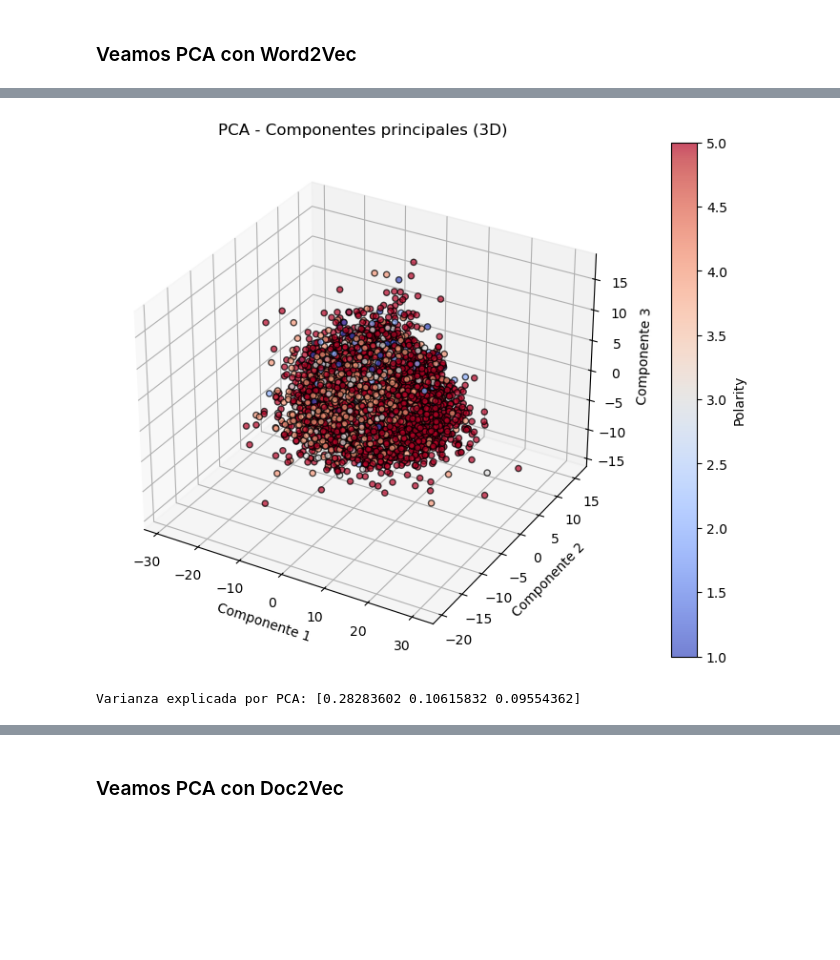
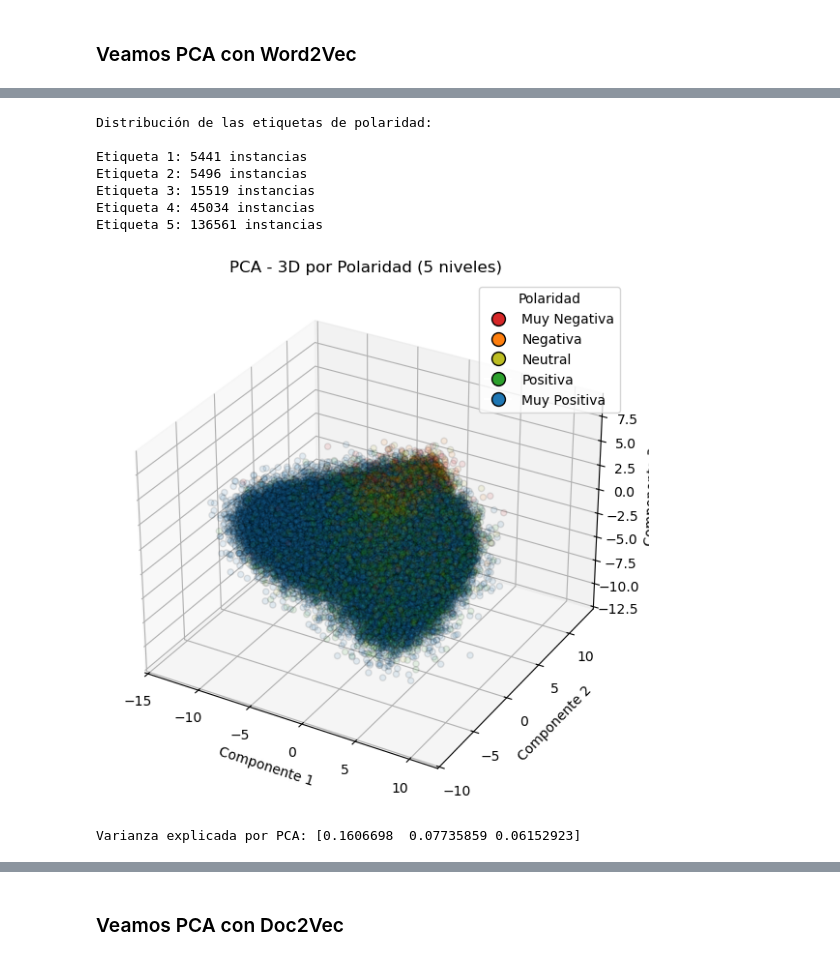
Before and after one commit to Gustavo-HA/REST-MEX-2025, a Jupyter notebook: notebooks/Explorar_Rest-Mex_Uziel.ipynb, the cells around one changed output, grey strips where cells are left out. Cells and saved outputs as stored; diff of their text form; code cells hidden in the pictures; blank space fills up the shorter version.

Commit message:
Agregue BERT y FastText, BERT es inviable dado el tiempo de procesamiento, FastText resulto relativamente bueno para separar por Polarity

```diff
--- a/notebooks/Explorar_Rest-Mex_Uziel.ipynb
+++ b/notebooks/Explorar_Rest-Mex_Uziel.ipynb
@@ -137,24 +151,33 @@ abundantes
 ### Representacion Word2Vec
 # %%
 from gensim.models import Word2Vec
-import numpy as np
+def Representacion_word2vec_promedio(dataframe, vector_size=100, window=5, min_count=5, sg=1, epochs=10):
+    """
+    Entrena Word2Vec y obtiene el vector promedio de cada documento.
+    - sg=1 usa skip-gram (mejor para semántica)
+    - min_count=5 ignora palabras raras
+    """
+    textos = dataframe['Texto_Limpio'].fillna("").apply(str.split).values
 
-def obtener_word2vec_promedio(dataframe):
-    """
-    Obtiene un vector promedio de Word2Vec para cada texto.
-    """
-    textos = dataframe['Texto_Limpio'].fillna("").values
-    # Entrenar un modelo Word2Vec
-    model = Word2Vec(sentences=textos, vector_size=100, window=5, min_count=1, workers=4)
+    # Entrenar el modelo Word2Vec
+    model = Word2Vec(
+        sentences=textos,
+        vector_size=vector_size,
+        window=window,
+        min_count=min_count,
+        sg=sg,  # 1=skip-gram, 0=CBOW
+        workers=4,
+        epochs=epochs
+    )
 
     # Crear el vector promedio para cada documento
-    def obtener_vector_promedio(texto):
-        vectores = [model.wv[word] for word in texto if word in model.wv]
-        if len(vectores) == 0:
-            return np.zeros(model.vector_size)
-        return np.mean(vectores, axis=0)
+    def obtener_vector_promedio(tokens):
+        vectores = [model.wv[word] for word in tokens if word in model.wv]
+        return np.mean(vectores, axis=0) if vectores else np.zeros(model.vector_size)
 
-    return np.array([obtener_vector_promedio(texto) for texto in textos])
+    vectores_documento = np.array([obtener_vector_promedio(tokens) for tokens in textos])
+
+    return vectores_documento, model
 # %% [markdown]
 ### Representacion Doc2Vec
 # %%
@@ -327,0 +479,3 @@ Varianza explicada por PCA: [0.28283602 0.10615832 0.09554362]
+# %%
+#Representacion_word2vec_promedio(Data, vector_size=100, window=2, min_count=3, sg=1, epochs=10)
+X_word2vec, modelow2v =  Representacion_word2vec_promedio(Data, vector_size=100, window=2, min_count=3, sg=1, epochs=10)
@@ -328,5 +484,12 @@ Varianza explicada por PCA: [0.28283602 0.10615832 0.09554362]
 # %%
-aplicar_PCA(X_word2vec, Data)
+visualizar_PCA_polaridad(X_word2vec, Data, sample_frac=1)
 # %% [output]
+Distribución de las etiquetas de polaridad:
+
+Etiqueta 1: 5441 instancias
+Etiqueta 2: 5496 instancias
+Etiqueta 3: 15519 instancias
+Etiqueta 4: 45034 instancias
+Etiqueta 5: 136561 instancias
-[figure, old version]
+[figure, new version]
-Varianza explicada por PCA: [0.28283602 0.10615832 0.09554362]
+Varianza explicada por PCA: [0.1606698  0.07735859 0.06152923]
```
Also changed, not shown: parts of 40 cells of this notebook.
